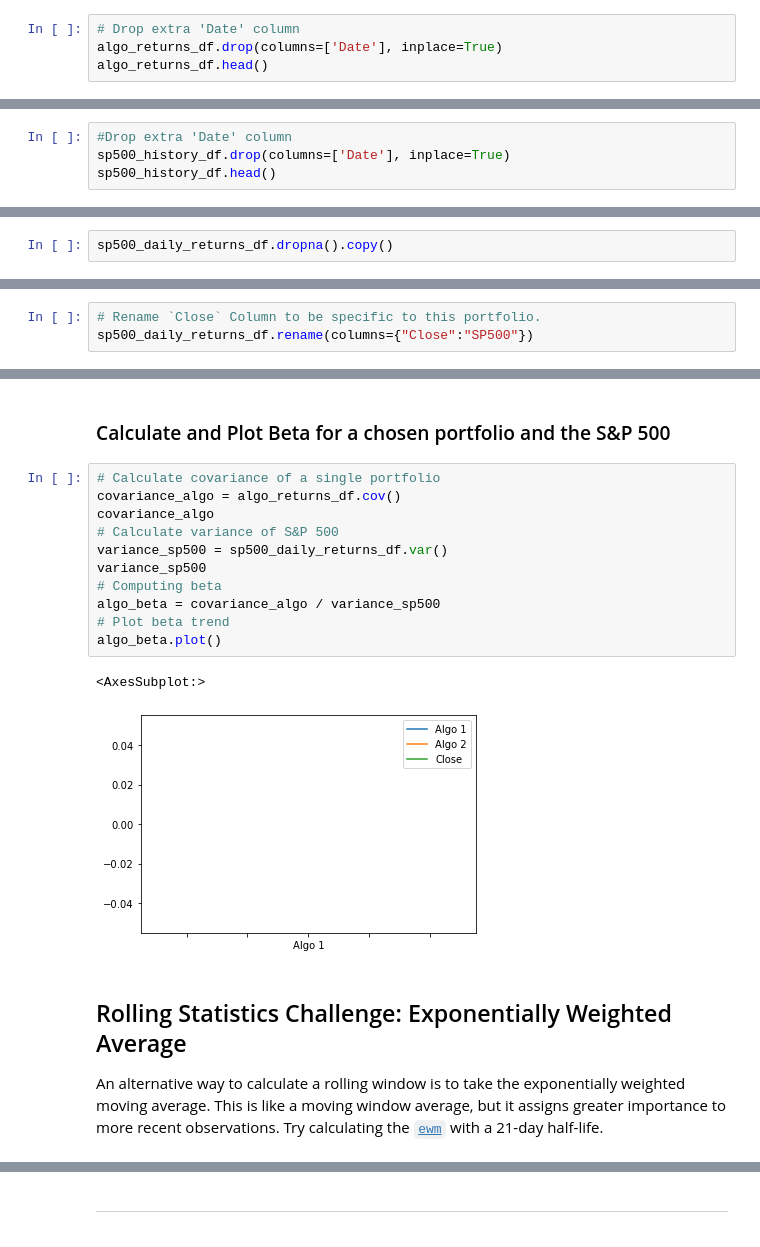
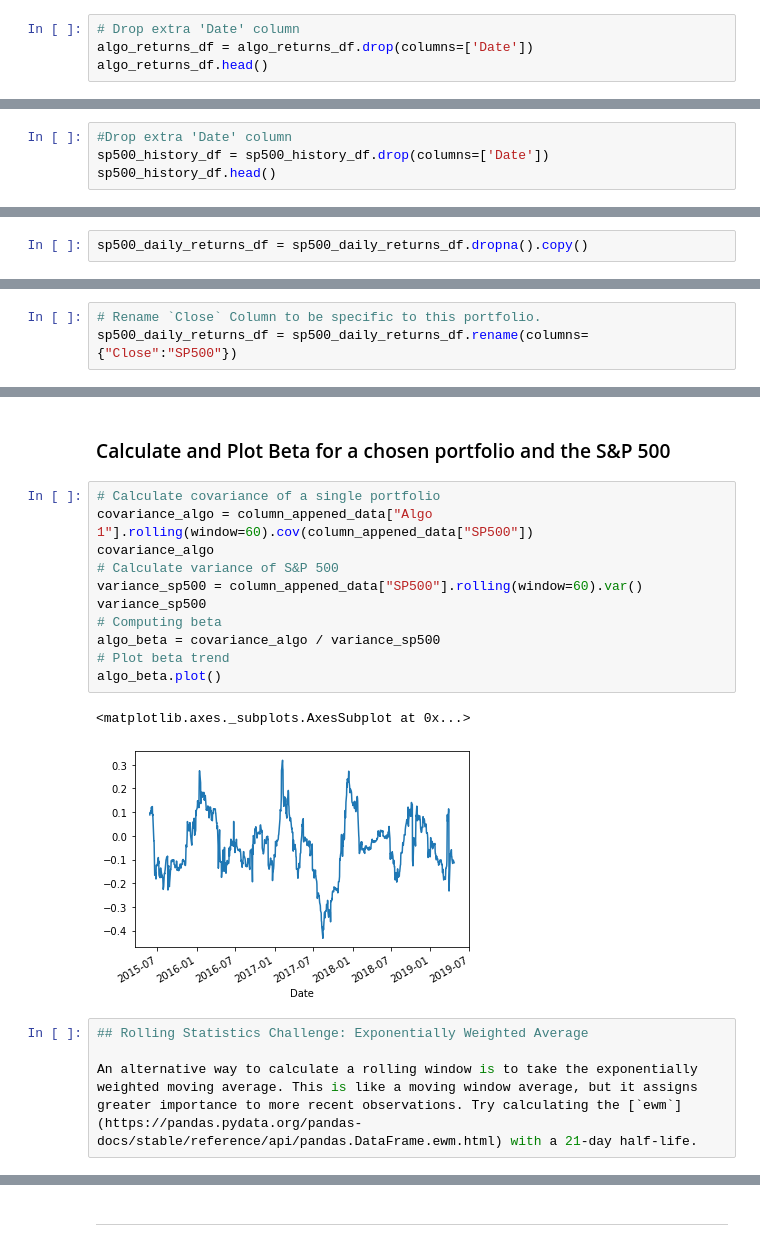
Before and after one commit to EvitaL1983/Pandas-Homework, a Jupyter notebook: Code/Starter_Code/whale_analysis.ipynb, the cells around one changed output, grey strips where cells are left out. Saved outputs shown, nothing was run; the diff lists cells and outputs as text.

```diff
--- a/Code/Starter_Code/whale_analysis.ipynb
+++ b/Code/Starter_Code/whale_analysis.ipynb
@@ -150,6 +122,6 @@ algo_returns_df.head()
 # %%
 # Drop extra 'Date' column
-algo_returns_df.drop(columns=['Date'], inplace=True)
+algo_returns_df = algo_returns_df.drop(columns=['Date'])
 algo_returns_df.head()
 # %% [output]
 |  | Algo 1 | Algo 2 |
@@ -204,7 +176,7 @@ sp500_history_df.head()
 | 2019-04-16 | 16-Apr-19 | $2907.06 |
 # %%
 #Drop extra 'Date' column
-sp500_history_df.drop(columns=['Date'], inplace=True)
+sp500_history_df = sp500_history_df.drop(columns=['Date'])
 sp500_history_df.head()
 # %% [output]
 |  | Close |
@@ -258,4 +230,4 @@ sp500_daily_returns_df.isnull().count()
 Close    1649
 dtype: int64
 # %%
-sp500_daily_returns_df.dropna().copy()
+sp500_daily_returns_df = sp500_daily_returns_df.dropna().copy()
@@ -277,3 +234,3 @@ sp500_daily_returns_df.dropna().copy()
 # %%
 # Rename `Close` Column to be specific to this portfolio.
-sp500_daily_returns_df.rename(columns={"Close":"SP500"})
+sp500_daily_returns_df = sp500_daily_returns_df.rename(columns={"Close":"SP500"})
@@ -457,21 +424,21 @@ sns.heatmap(correlation, vmin=-1, vmax=1)
 ### Calculate and Plot Beta for a chosen portfolio and the S&P 500
 # %%
 # Calculate covariance of a single portfolio
-covariance_algo = algo_returns_df.cov()
+covariance_algo = column_appened_data["Algo 1"].rolling(window=60).cov(column_appened_data["SP500"])
 covariance_algo
 # Calculate variance of S&P 500
-variance_sp500 = sp500_daily_returns_df.var()
+variance_sp500 = column_appened_data["SP500"].rolling(window=60).var()
 variance_sp500
 # Computing beta
 algo_beta = covariance_algo / variance_sp500
 # Plot beta trend
 algo_beta.plot()
 # %% [output]
-<AxesSubplot:>
+<matplotlib.axes._subplots.AxesSubplot at 0x...>
-[figure, old version]
+[figure, new version]
-# %% [markdown]
-## Rolling Statistics Challenge: Exponentially Weighted Average
-
-An alternative way to calculate a rolling window is to take the exponentially weighted moving average. This is like a moving window average, but it assigns greater importance to more recent observations. Try calculating the [`ewm`](https://pandas.pydata.org/pandas-docs/stable/reference/api/pandas.DataFrame.ewm.html) with a 21-day half-life.
+# %%
+## Rolling Statistics Challenge: Exponentially Weighted Average
+
+An alternative way to calculate a rolling window is to take the exponentially weighted moving average. This is like a moving window average, but it assigns greater importance to more recent observations. Try calculating the [`ewm`](https://pandas.pydata.org/pandas-docs/stable/reference/api/pandas.DataFrame.ewm.html) with a 21-day half-life.
 # %%
 # Use `ewm` to calculate the rolling window
```
Also changed, not shown: parts of 50 cells of this notebook.
